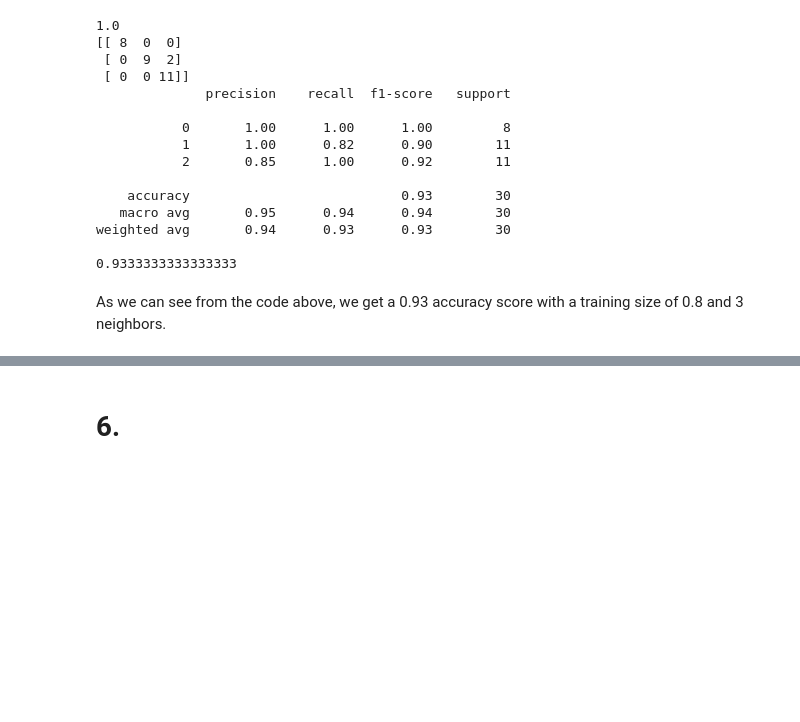
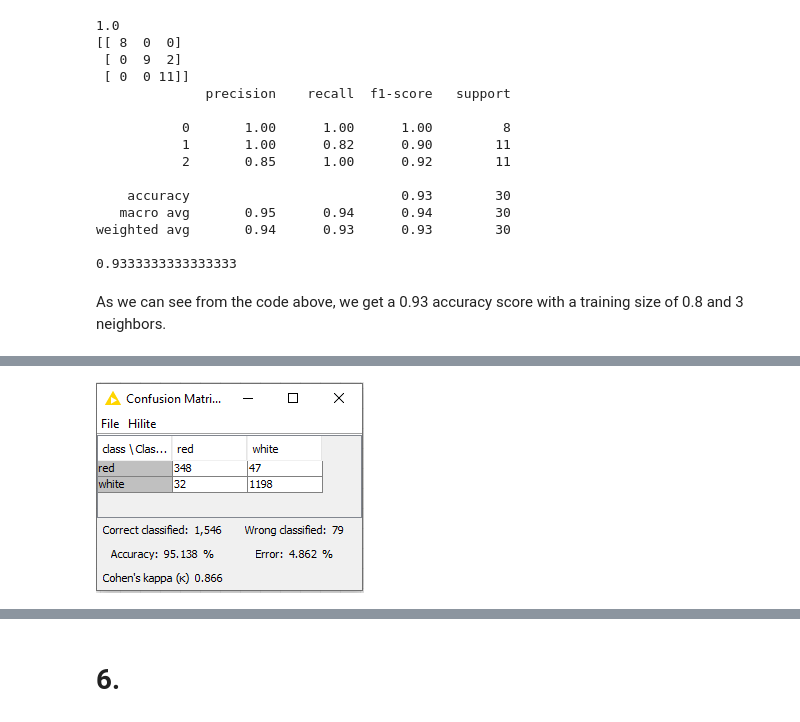
Before and after one commit to MHR1985/DSC_Classification, a Jupyter notebook: Notebooks/Classification.ipynb, the cells around one changed output, grey strips where cells are left out. Saved outputs shown, nothing was run; the diff lists cells and outputs as text; code cells hidden in the pictures; blank space fills up the shorter version.

```diff
--- a/Notebooks/Classification.ipynb
+++ b/Notebooks/Classification.ipynb
@@ -119,0 +140,4 @@ See KNIME workflow.
+# %%
+display(Image(filename='../Images/task4-wines-confusionmatrix.png'))
+# %% [output]
+[figure, added]
```
Also changed, not shown: parts of 14 cells of this notebook, 12 other files.
